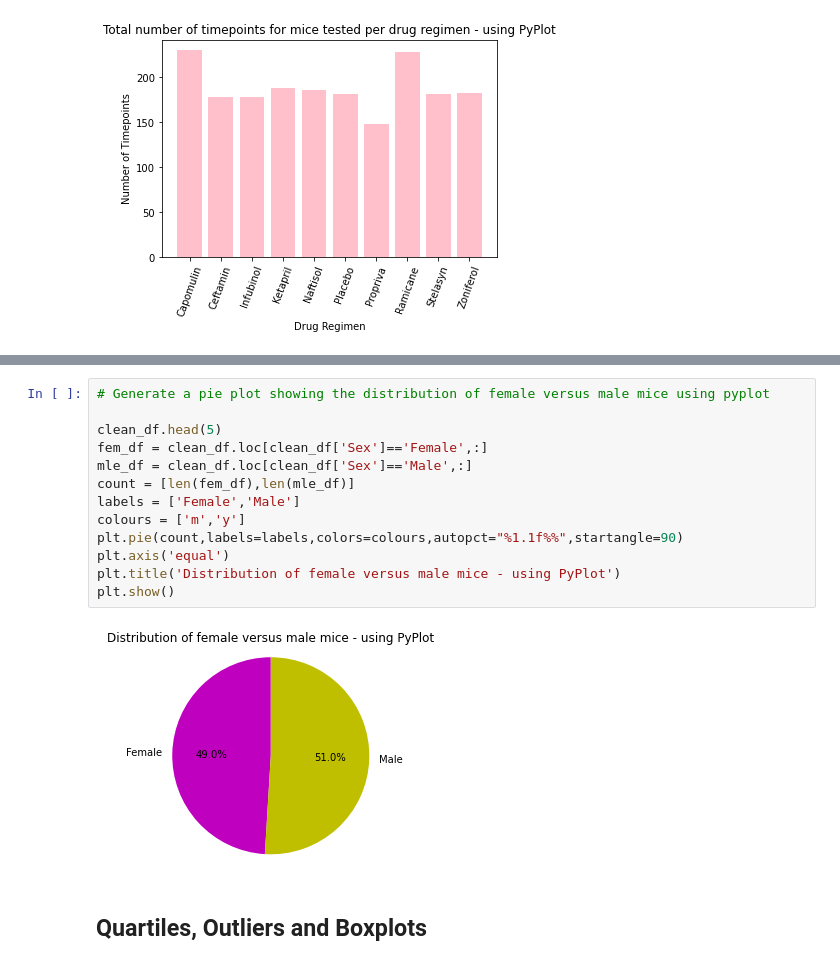
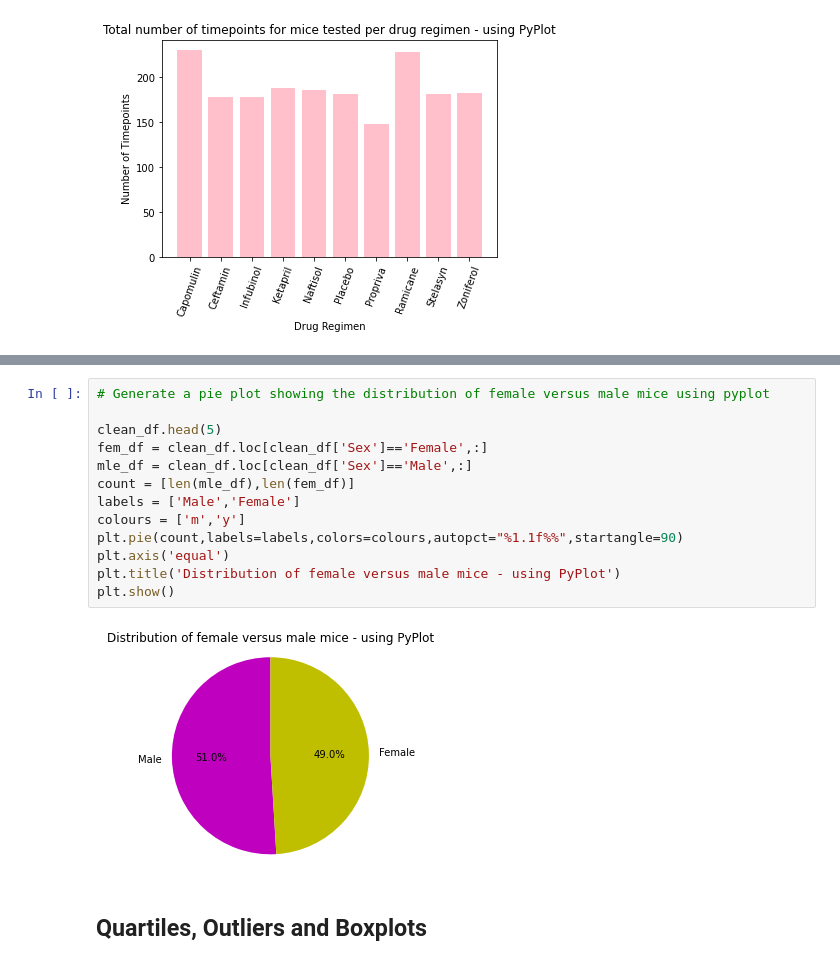
Before and after one commit to Borruu/Module-05-Challenge, a Jupyter notebook: Pymaceuticals/MySolution.ipynb, the cells around one changed output, grey strips where cells are left out. Cells and saved outputs as stored; diff of their text form.

```diff
--- a/Pymaceuticals/MySolution.ipynb
+++ b/Pymaceuticals/MySolution.ipynb
@@ -246,18 +277,18 @@ plt.show()
 # %%
 # Generate a pie plot showing the distribution of female versus male mice using pyplot
 
 clean_df.head(5)
 fem_df = clean_df.loc[clean_df['Sex']=='Female',:]
 mle_df = clean_df.loc[clean_df['Sex']=='Male',:]
-count = [len(fem_df),len(mle_df)]
-labels = ['Female','Male']
+count = [len(mle_df),len(fem_df)]
+labels = ['Male','Female']
 colours = ['m','y']
 plt.pie(count,labels=labels,colors=colours,autopct="%1.1f%%",startangle=90)
 plt.axis('equal')
 plt.title('Distribution of female versus male mice - using PyPlot')
 plt.show()
 # %% [output]
-[figure, old version]
+[figure, new version]
 # %% [markdown]
 ## Quartiles, Outliers and Boxplots
 # %%
```
Also changed, not shown: parts of 14 cells of this notebook.
